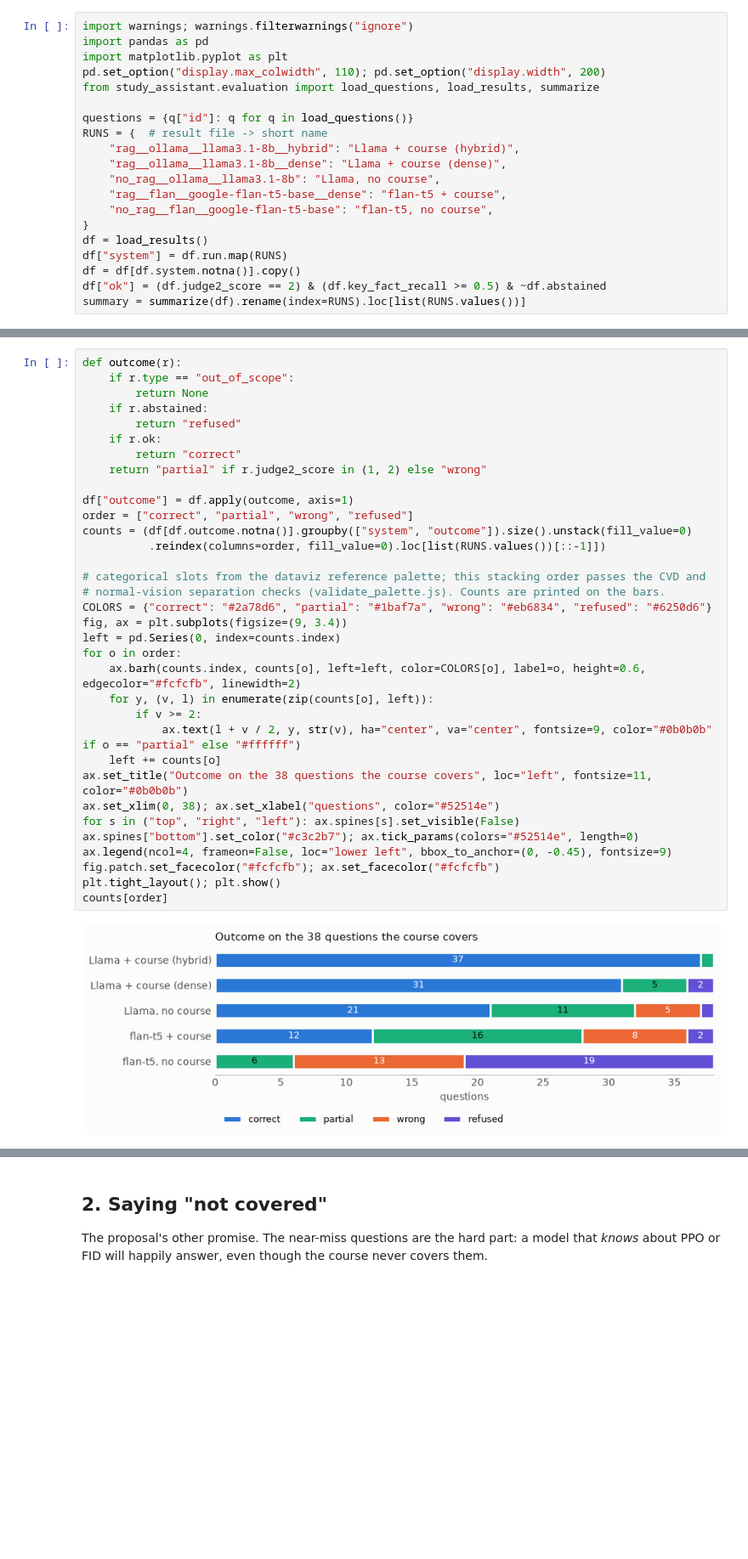
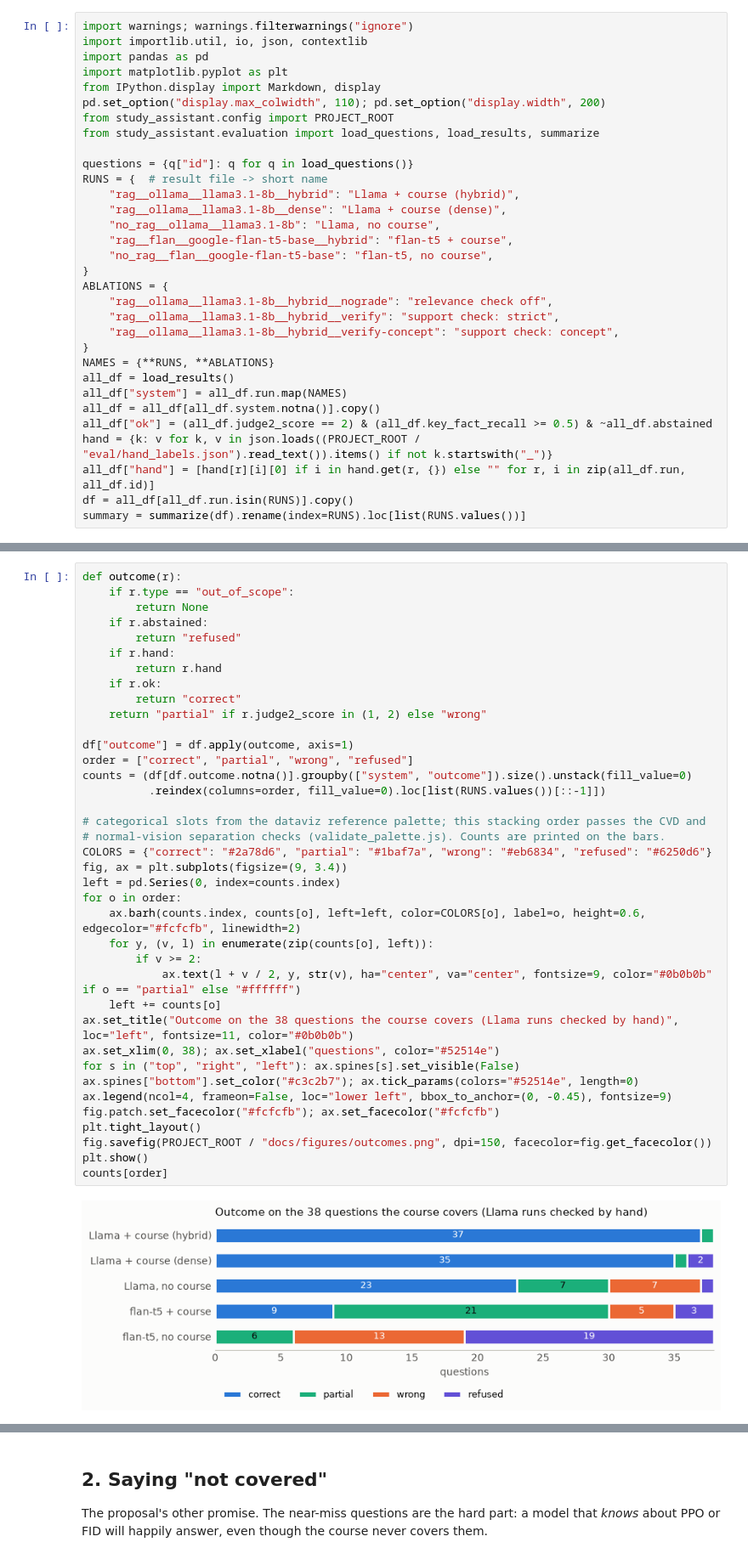
Before and after one commit to SowrisKumar/course-study-assistant, a Jupyter notebook: notebooks/05_evaluation.ipynb, the cells around one changed output, grey strips where cells are left out. Shown at 85% size. Saved outputs shown, nothing was run; the diff lists cells and outputs as text; blank space fills up the shorter version.

```diff
--- a/notebooks/05_evaluation.ipynb
+++ b/notebooks/05_evaluation.ipynb
@@ -17,8 +17,11 @@ Reproduce: `uv run python -m study_assistant.evaluation --backend ollama` (about
 # %%
 import warnings; warnings.filterwarnings("ignore")
+import importlib.util, io, json, contextlib
 import pandas as pd
 import matplotlib.pyplot as plt
+from IPython.display import Markdown, display
 pd.set_option("display.max_colwidth", 110); pd.set_option("display.width", 200)
+from study_assistant.config import PROJECT_ROOT
 from study_assistant.evaluation import load_questions, load_results, summarize
 
 questions = {q["id"]: q for q in load_questions()}
@@ -26,12 +29,21 @@ RUNS = {  # result file -> short name
     "rag__ollama__llama3.1-8b__hybrid": "Llama + course (hybrid)",
     "rag__ollama__llama3.1-8b__dense": "Llama + course (dense)",
     "no_rag__ollama__llama3.1-8b": "Llama, no course",
-    "rag__flan__google-flan-t5-base__dense": "flan-t5 + course",
+    "rag__flan__google-flan-t5-base__hybrid": "flan-t5 + course",
     "no_rag__flan__google-flan-t5-base": "flan-t5, no course",
 }
-df = load_results()
-df["system"] = df.run.map(RUNS)
-df = df[df.system.notna()].copy()
-df["ok"] = (df.judge2_score == 2) & (df.key_fact_recall >= 0.5) & ~df.abstained
+ABLATIONS = {
+    "rag__ollama__llama3.1-8b__hybrid__nograde": "relevance check off",
+    "rag__ollama__llama3.1-8b__hybrid__verify": "support check: strict",
+    "rag__ollama__llama3.1-8b__hybrid__verify-concept": "support check: concept",
+}
+NAMES = {**RUNS, **ABLATIONS}
+all_df = load_results()
+all_df["system"] = all_df.run.map(NAMES)
+all_df = all_df[all_df.system.notna()].copy()
+all_df["ok"] = (all_df.judge2_score == 2) & (all_df.key_fact_recall >= 0.5) & ~all_df.abstained
+hand = {k: v for k, v in json.loads((PROJECT_ROOT / "eval/hand_labels.json").read_text()).items() if not k.startswith("_")}
+all_df["hand"] = [hand[r][i][0] if i in hand.get(r, {}) else "" for r, i in zip(all_df.run, all_df.id)]
+df = all_df[all_df.run.isin(RUNS)].copy()
 summary = summarize(df).rename(index=RUNS).loc[list(RUNS.values())]
 # %% [markdown]
@@ -54,36 +68,40 @@ def outcome(r):
         return None
     if r.abstained:
         return "refused"
+    if r.hand:
+        return r.hand
     if r.ok:
         return "correct"
     return "partial" if r.judge2_score in (1, 2) else "wrong"
 
 df["outcome"] = df.apply(outcome, axis=1)
 order = ["correct", "partial", "wrong", "refused"]
 counts = (df[df.outcome.notna()].groupby(["system", "outcome"]).size().unstack(fill_value=0)
           .reindex(columns=order, fill_value=0).loc[list(RUNS.values())[::-1]])
 
 # categorical slots from the dataviz reference palette; this stacking order passes the CVD and
 # normal-vision separation checks (validate_palette.js). Counts are printed on the bars.
 COLORS = {"correct": "#2a78d6", "partial": "#1baf7a", "wrong": "#eb6834", "refused": "#6250d6"}
 fig, ax = plt.subplots(figsize=(9, 3.4))
 left = pd.Series(0, index=counts.index)
 for o in order:
     ax.barh(counts.index, counts[o], left=left, color=COLORS[o], label=o, height=0.6, edgecolor="#fcfcfb", linewidth=2)
     for y, (v, l) in enumerate(zip(counts[o], left)):
         if v >= 2:
             ax.text(l + v / 2, y, str(v), ha="center", va="center", fontsize=9, color="#0b0b0b" if o == "partial" else "#ffffff")
     left += counts[o]
-ax.set_title("Outcome on the 38 questions the course covers", loc="left", fontsize=11, color="#0b0b0b")
+ax.set_title("Outcome on the 38 questions the course covers (Llama runs checked by hand)", loc="left", fontsize=11, color="#0b0b0b")
 ax.set_xlim(0, 38); ax.set_xlabel("questions", color="#52514e")
 for s in ("top", "right", "left"): ax.spines[s].set_visible(False)
 ax.spines["bottom"].set_color("#c3c2b7"); ax.tick_params(colors="#52514e", length=0)
 ax.legend(ncol=4, frameon=False, loc="lower left", bbox_to_anchor=(0, -0.45), fontsize=9)
 fig.patch.set_facecolor("#fcfcfb"); ax.set_facecolor("#fcfcfb")
-plt.tight_layout(); plt.show()
+plt.tight_layout()
+fig.savefig(PROJECT_ROOT / "docs/figures/outcomes.png", dpi=150, facecolor=fig.get_facecolor())
+plt.show()
 counts[order]
 # %% [output]
-[figure, old version]
+[figure, new version]
 | outcome | correct | partial | wrong | refused |
 | system |  |  |  |  |
 | flan-t5, no course | 0 | 6 | 13 | 19 |
```
Also changed, not shown: parts of 38 cells of this notebook, 14 other files.
